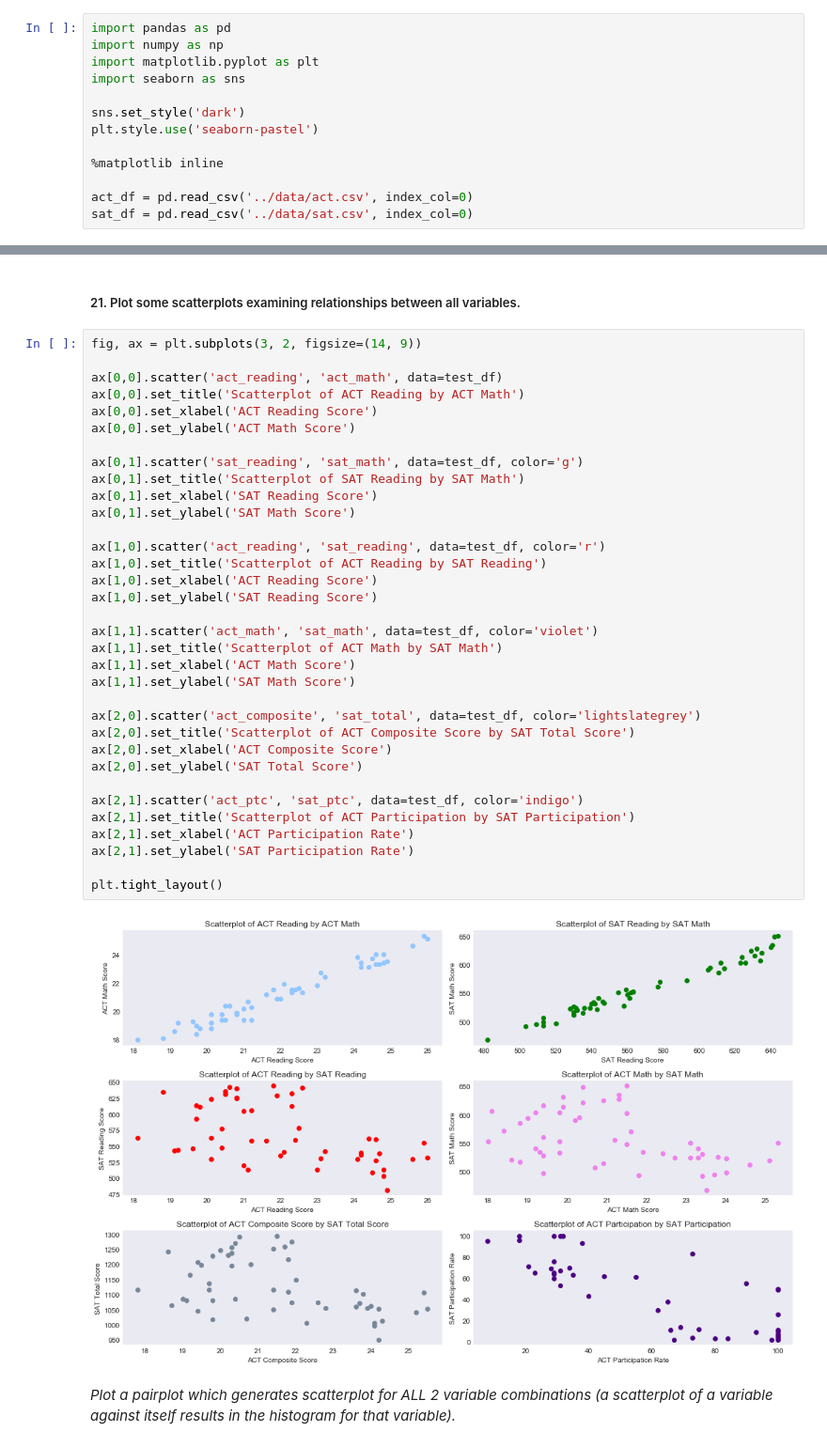
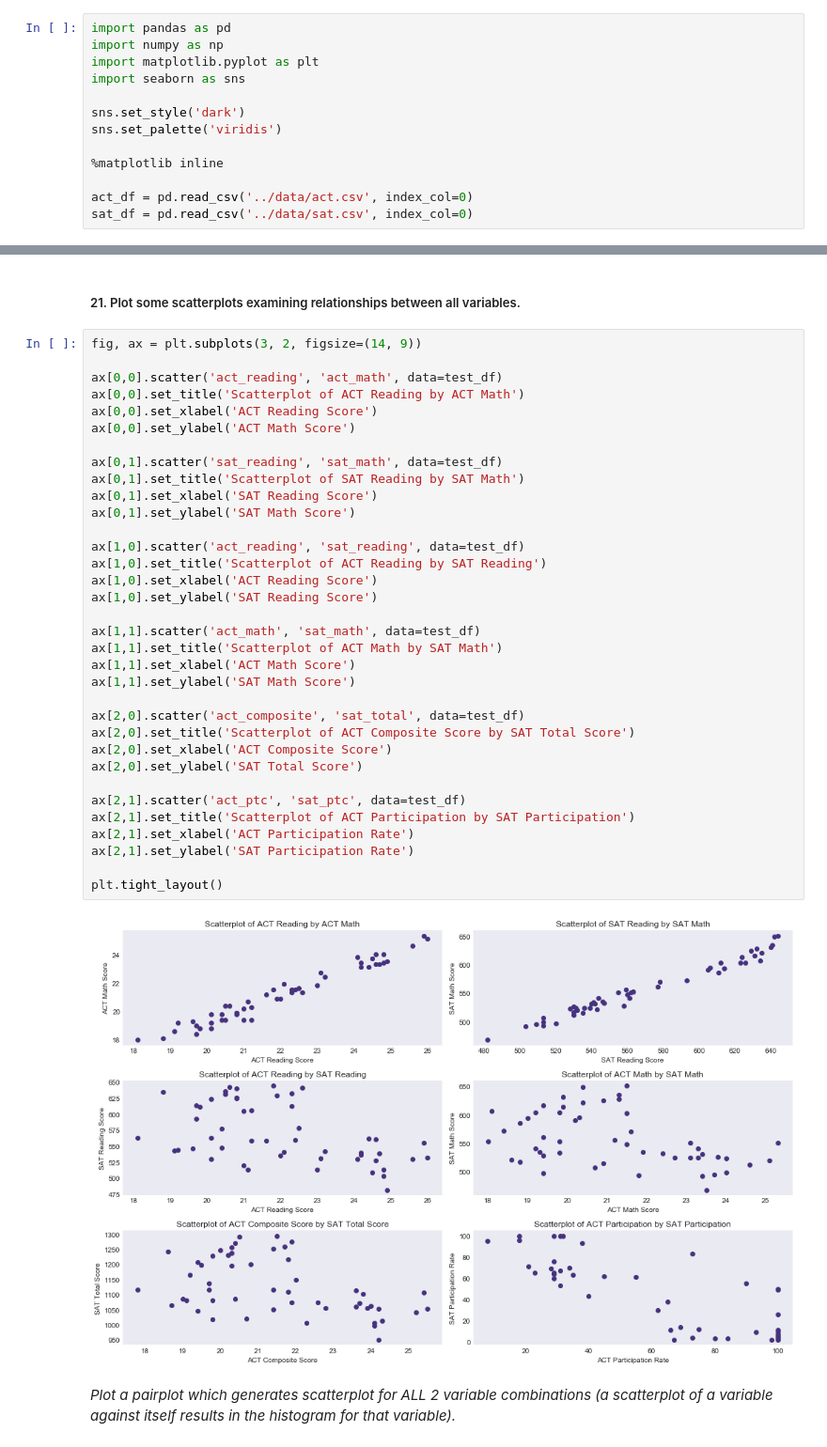
Before and after one commit to gd32/test_scores_statistics, a Jupyter notebook: notebooks/01_Data_Visualization_and_Summary.ipynb, the cells around one changed output, grey strips where cells are left out. Shown: that part at 94% size. Drawn from its saved outputs; the diff is of its cells as text.

```diff
--- a/notebooks/01_Data_Visualization_and_Summary.ipynb
+++ b/notebooks/01_Data_Visualization_and_Summary.ipynb
@@ -11,7 +11,7 @@ import matplotlib.pyplot as plt
 import seaborn as sns
 
 sns.set_style('dark')
-plt.style.use('seaborn-pastel')
+sns.set_palette('viridis')
 
 %matplotlib inline
 
@@ -425,39 +403,39 @@ None of the variables for our test scores appear to be normally distributed.
 # %%
 fig, ax = plt.subplots(3, 2, figsize=(14, 9))
 
 ax[0,0].scatter('act_reading', 'act_math', data=test_df)
 ax[0,0].set_title('Scatterplot of ACT Reading by ACT Math')
 ax[0,0].set_xlabel('ACT Reading Score')
 ax[0,0].set_ylabel('ACT Math Score')
 
-ax[0,1].scatter('sat_reading', 'sat_math', data=test_df, color='g')
+ax[0,1].scatter('sat_reading', 'sat_math', data=test_df)
 ax[0,1].set_title('Scatterplot of SAT Reading by SAT Math')
 ax[0,1].set_xlabel('SAT Reading Score')
 ax[0,1].set_ylabel('SAT Math Score')
 
-ax[1,0].scatter('act_reading', 'sat_reading', data=test_df, color='r')
+ax[1,0].scatter('act_reading', 'sat_reading', data=test_df)
 ax[1,0].set_title('Scatterplot of ACT Reading by SAT Reading')
 ax[1,0].set_xlabel('ACT Reading Score')
 ax[1,0].set_ylabel('SAT Reading Score')
 
-ax[1,1].scatter('act_math', 'sat_math', data=test_df, color='violet')
+ax[1,1].scatter('act_math', 'sat_math', data=test_df)
 ax[1,1].set_title('Scatterplot of ACT Math by SAT Math')
 ax[1,1].set_xlabel('ACT Math Score')
 ax[1,1].set_ylabel('SAT Math Score')
 
-ax[2,0].scatter('act_composite', 'sat_total', data=test_df, color='lightslategrey')
+ax[2,0].scatter('act_composite', 'sat_total', data=test_df)
 ax[2,0].set_title('Scatterplot of ACT Composite Score by SAT Total Score')
 ax[2,0].set_xlabel('ACT Composite Score')
 ax[2,0].set_ylabel('SAT Total Score')
 
-ax[2,1].scatter('act_ptc', 'sat_ptc', data=test_df, color='indigo')
+ax[2,1].scatter('act_ptc', 'sat_ptc', data=test_df)
 ax[2,1].set_title('Scatterplot of ACT Participation by SAT Participation')
 ax[2,1].set_xlabel('ACT Participation Rate')
 ax[2,1].set_ylabel('SAT Participation Rate')
 
 plt.tight_layout()
 # %% [output]
-[figure, old version]
+[figure, new version]
 # %% [markdown]
 *Plot a pairplot which generates scatterplot for ALL 2 variable combinations (a scatterplot of a variable against itself results in the histogram for that variable).*
 # %%
```
Also changed, not shown: parts of 9 cells of this notebook, 1 other file.
